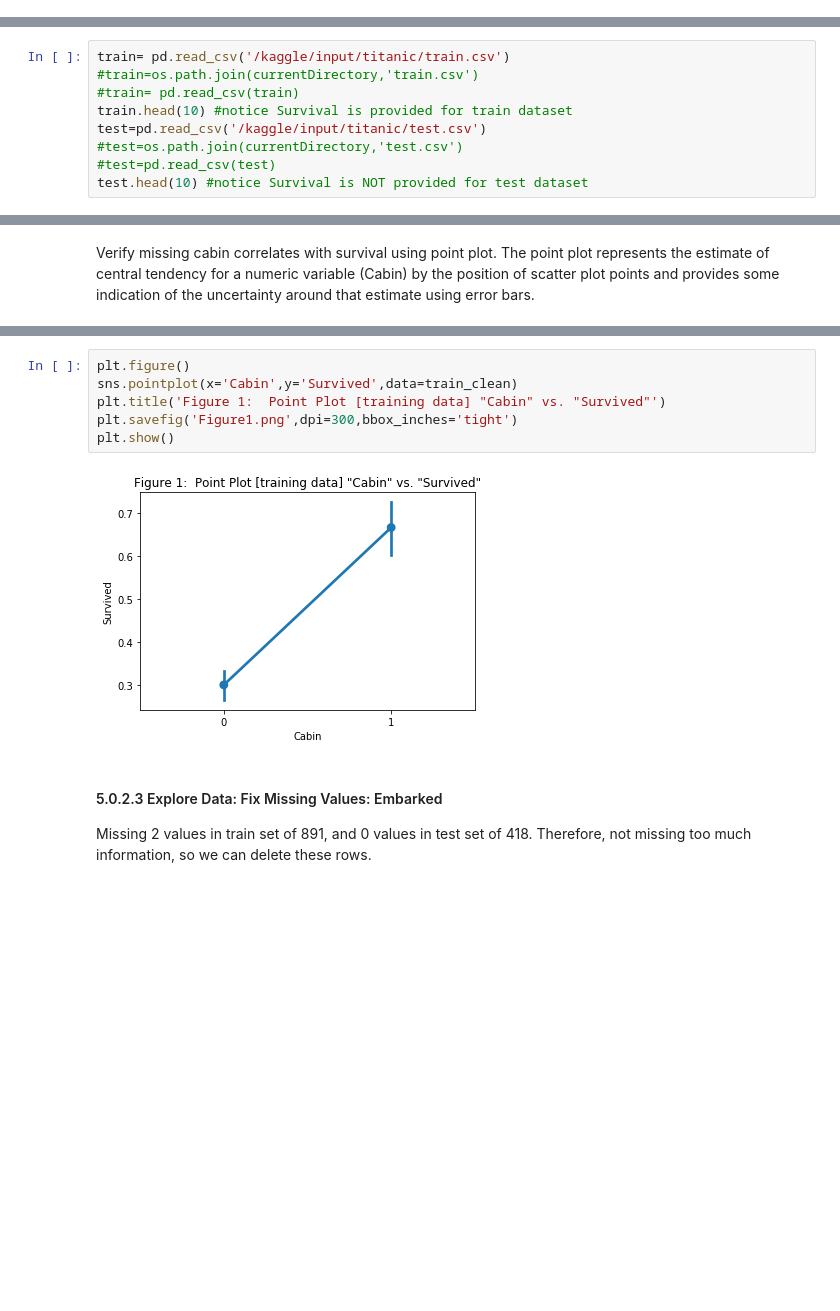
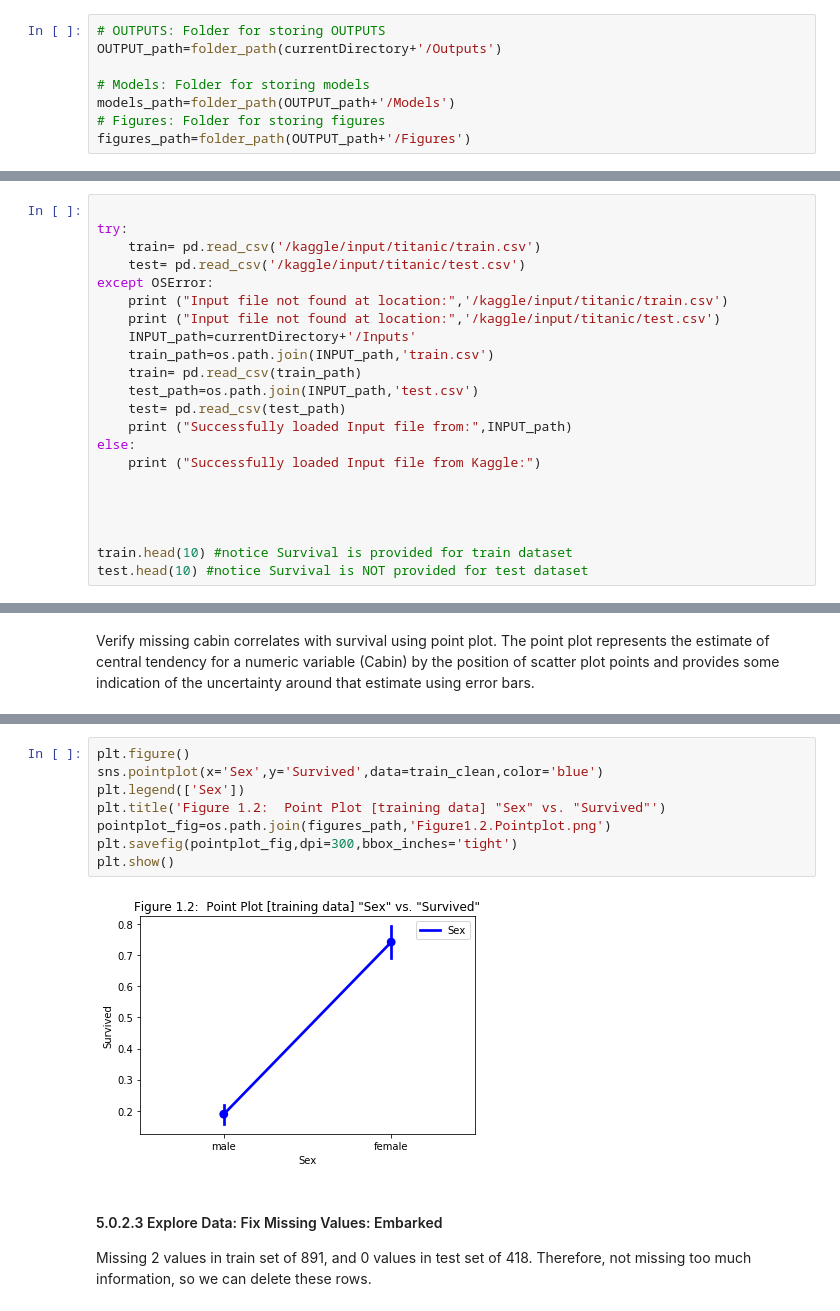
Before and after one commit to stevensmiley1989/Kaggle-Titanic, a Jupyter notebook: Jupyter/stevensmiley-kaggle-competition-titanic.ipynb, the cells around one changed output, grey strips where cells are left out. Cells and saved outputs as stored; diff of their text form; blank space fills up the shorter version.

```diff
--- a/Jupyter/stevensmiley-kaggle-competition-titanic.ipynb
+++ b/Jupyter/stevensmiley-kaggle-competition-titanic.ipynb
@@ -91,0 +112,8 @@ currentDirectory=os.getcwd()
+# %%
+# OUTPUTS: Folder for storing OUTPUTS
+OUTPUT_path=folder_path(currentDirectory+'/Outputs')
+
+# Models: Folder for storing models
+models_path=folder_path(OUTPUT_path+'/Models')
+# Figures: Folder for storing figures
+figures_path=folder_path(OUTPUT_path+'/Figures')
@@ -92,12 +124,25 @@ currentDirectory=os.getcwd()
 # %% [markdown]
 # Code Objective 4.0 Import Data and View Data
 # %%
-train= pd.read_csv('/kaggle/input/titanic/train.csv')
-#train=os.path.join(currentDirectory,'train.csv')
-#train= pd.read_csv(train)
+
+try:
+    train= pd.read_csv('/kaggle/input/titanic/train.csv')
+    test= pd.read_csv('/kaggle/input/titanic/test.csv')
+except OSError:
+    print ("Input file not found at location:",'/kaggle/input/titanic/train.csv')
+    print ("Input file not found at location:",'/kaggle/input/titanic/test.csv')
+    INPUT_path=currentDirectory+'/Inputs'
+    train_path=os.path.join(INPUT_path,'train.csv')
+    train= pd.read_csv(train_path)
+    test_path=os.path.join(INPUT_path,'test.csv')
+    test= pd.read_csv(test_path)
+    print ("Successfully loaded Input file from:",INPUT_path)
+else:
+    print ("Successfully loaded Input file from Kaggle:")
+
+
+
+
 train.head(10) #notice Survival is provided for train dataset
-test=pd.read_csv('/kaggle/input/titanic/test.csv')
-#test=os.path.join(currentDirectory,'test.csv')
-#test=pd.read_csv(test)
 test.head(10) #notice Survival is NOT provided for test dataset
 # %% [output]
@@ -180,11 +239,13 @@ Verify missing cabin correlates with survival using point plot.  The point plot
 # %%
 plt.figure()
-sns.pointplot(x='Cabin',y='Survived',data=train_clean)
-plt.title('Figure 1:  Point Plot [training data] "Cabin" vs. "Survived"')
-plt.savefig('Figure1.png',dpi=300,bbox_inches='tight')
+sns.pointplot(x='Sex',y='Survived',data=train_clean,color='blue')
+plt.legend(['Sex'])
+plt.title('Figure 1.2:  Point Plot [training data] "Sex" vs. "Survived"')
+pointplot_fig=os.path.join(figures_path,'Figure1.2.Pointplot.png')
+plt.savefig(pointplot_fig,dpi=300,bbox_inches='tight')
 plt.show()
 # %% [output]
-[figure, old version]
+[figure, new version]
 # %% [markdown]
 ####       5.0.2.3 Explore Data: Fix Missing Values: Embarked
 
```
Also changed, not shown: parts of 35 cells of this notebook, 33 other files.
